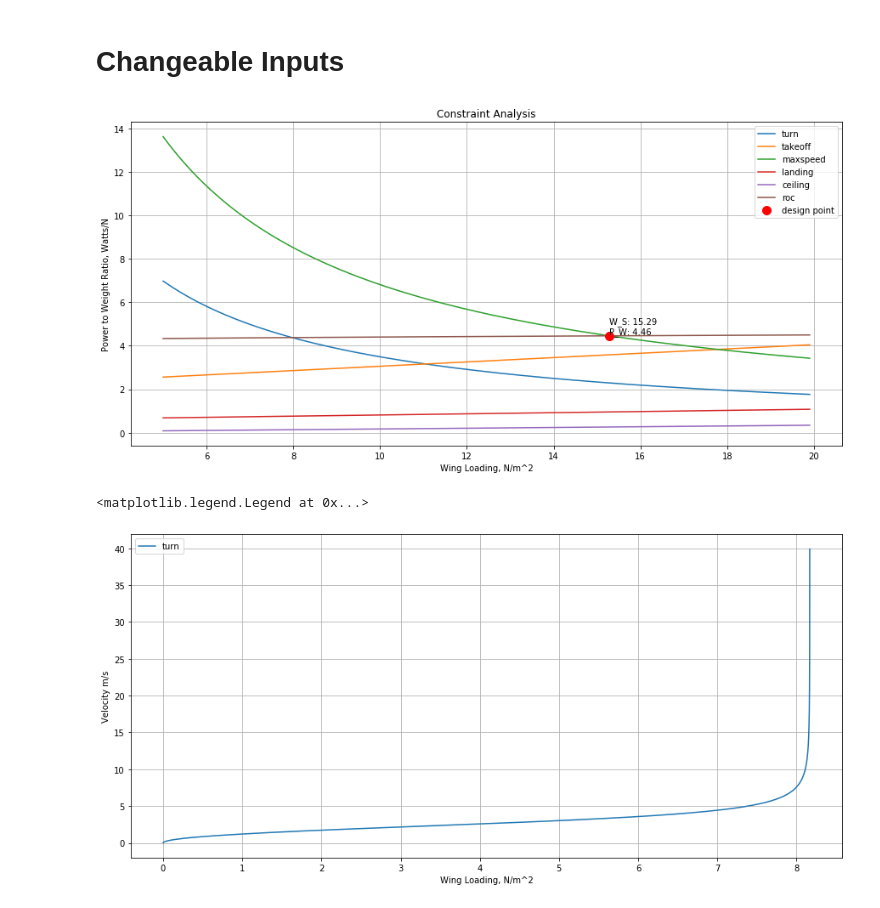
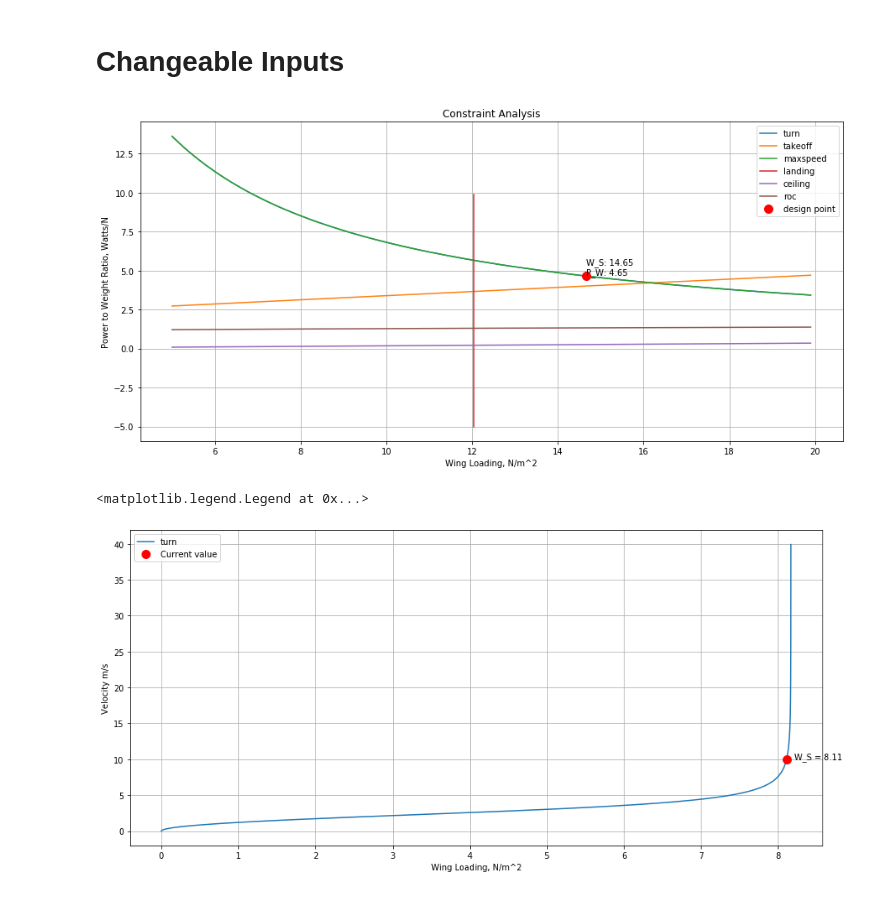
Before and after one commit to Fishabh/aae451-notebook, a Jupyter notebook: 2-Constraint_Analysis.ipynb, the cells around one changed output. Cells and saved outputs as stored; diff of their text form; code cells hidden in the pictures.

Commit message:
added a current point for v vs W_S plot as well as fixed the landing formula

```diff
--- a/2-Constraint_Analysis.ipynb
+++ b/2-Constraint_Analysis.ipynb
@@ -30,13 +30,14 @@ dist = 10 # straightway distance in meters
     eta_m = 0.9 # efficiency of motor
     k = 0.001
     V_stall = 2.25 # stall velocity in m/s
-    v_turn = 8  # velocity for turns
+    v_turn = 10  # velocity for turns
     v_max = 10 # velocity for straightaways
-    s_to = 4 # takeoff length
-    s_l = 4 #landing length
+    s_to = 3 # takeoff length
+    s_l = 3 #landing length
     CL_max = 1.13 # Cl for a cambered flat plate
     h = 3 # cruise altitude in meters
     roc_d = 10 # horizontal distance to get to altitude in meters
+    beta = 1 # weight fraction for landing is 1 since takeoff weight should be equal to landing weight
 # %%
 def create_functions():
     """
@@ -64,9 +65,8 @@ def create_functions():
         return T_W_to_P_W(T_W_ms, v_max, eta_p, eta_m)
 
     def landing_P_W(W_S):
-        v = V_stall*1.3 # landing velocity
-        T_W_l = (1.2**2)/(rho*g*s_l*CL_max)*W_S+ 0.7*Cd0/CL_max + mu
-        return W_S/W_S*T_W_l
+        v = V_stall*1.2 # landing velocity for low weight, low drag aircraft
+        return W_S - 10
 
     def ceiling_P_W(W_S):
         Cl_ceiling = (3*Cd0/k)**.5
@@ -76,11 +76,14 @@ def create_functions():
     def roc_P_W(W_S):
         Cl_roc = (3*Cd0/k)**.5
         v_min_power = (2*W_S/(rho*Cl_roc))**.5
-        roc = v_max* h / roc_d
+        roc = .75
         return (roc+ v_min_power/(.866*eta_p*eta_m*g))/(eta_p*eta_m)
 
     def turn_W_S(v):
         return 1/2*rho*CL_max*v**2/ np.sqrt(1+(v**2/(r+g))**2)
+
+    def landing_W_S(W_S):
+        return rho*g*mu*s_l*CL_max/(1.69*beta)*W_S/W_S
 
     return {
         'turn_P_W': turn_P_W,
@@ -89,7 +92,8 @@ def create_functions():
         'landing_P_W': landing_P_W,
         'ceiling_P_W': ceiling_P_W,
         'roc_P_W': roc_P_W,
-        'turn_W_S': turn_W_S
+        'turn_W_S': turn_W_S,
+        'landing_W_S': landing_W_S
     }
 # %%
 def solve(funcs):
@@ -144,38 +148,41 @@ def solve(funcs):
 # %%
 def constraint_analysis():
     """
     The main function that creates functions, solves the optimization problem, and then plots the constraint
     analysis diagram with the optimal design point labelled.
     """
     funcs = create_functions()
     opt_sol = solve(funcs)
     W_S_val = np.arange(5, 20, 0.1)
     plt.plot(W_S_val, funcs['turn_P_W'](W_S_val), label='turn')
     plt.plot(W_S_val, funcs['takeoff_P_W'](W_S_val), label='takeoff')
     plt.plot(W_S_val, funcs['maxspeed_P_W'](W_S_val), label='maxspeed')
-    plt.plot(W_S_val, funcs['landing_P_W'](W_S_val), label='landing')
+    plt.plot(funcs['landing_W_S'](W_S_val), funcs['landing_P_W'](W_S_val), label='landing')
     plt.plot(W_S_val, funcs['ceiling_P_W'](W_S_val), label='ceiling')
     plt.plot(W_S_val, funcs['roc_P_W'](W_S_val), label='roc')
 
     plt.plot(opt_sol['W_S'], opt_sol['P_W'], 'r.', markersize=20, label='design point')
     plt.text(opt_sol['W_S'], opt_sol['P_W'] + 0.1, 'W_S: {W_S:0.2f}\nP_W: {P_W:0.2f}'.format(**opt_sol))
     plt.xlabel('Wing Loading, N/m^2')
     plt.ylabel('Power to Weight Ratio, Watts/N')
     plt.grid()
     plt.legend()
     plt.title('Constraint Analysis')
 
 constraint_analysis()
 # %% [output]
-[figure, old version]
+[figure, new version]
 # %%
     funcs = create_functions()
     v_val = np.arange(0, 40, 0.1)
+    solution= funcs['turn_W_S'](v_turn)
     plt.plot(funcs['turn_W_S'](v_val), v_val, label='turn')
     plt.xlabel('Wing Loading, N/m^2')
     plt.ylabel('Velocity m/s')
+    plt.plot(funcs['turn_W_S'](v_turn), v_turn, 'r.', markersize=20, label='Current value')
+    plt.text(funcs['turn_W_S'](v_turn)+.1, v_turn + .1, 'W_S = %.2f' %solution)
     plt.grid()
     plt.legend()
 # %% [output]
 <matplotlib.legend.Legend at 0x...>
-[figure, old version]
+[figure, new version]
```
